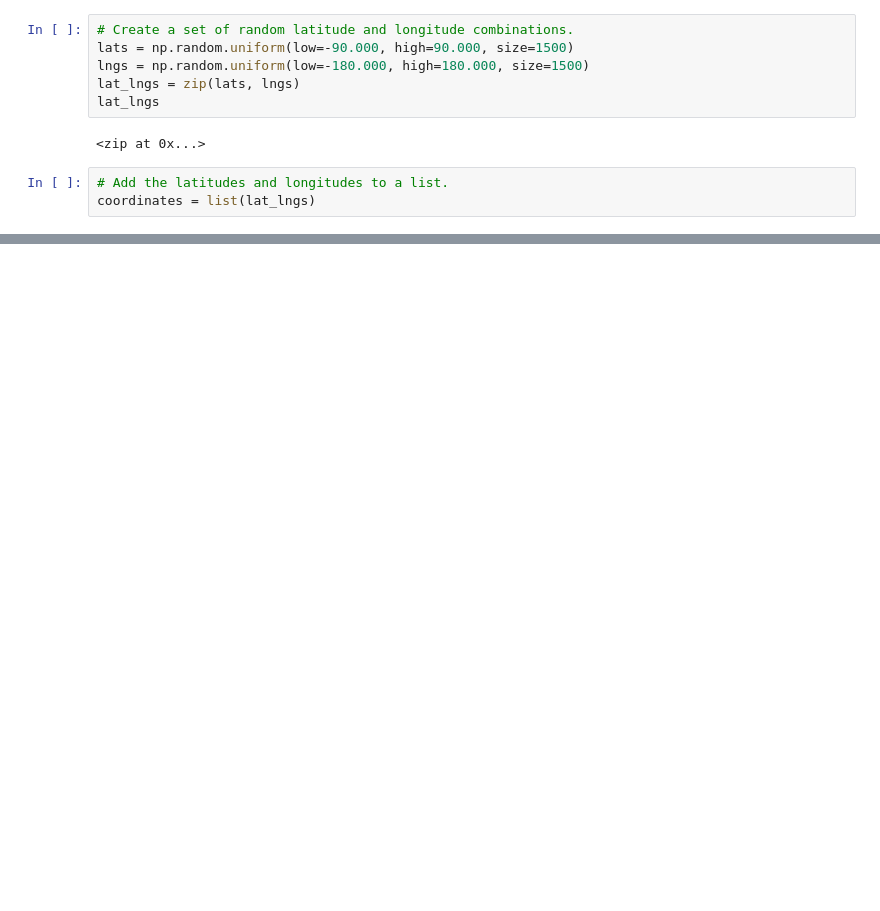
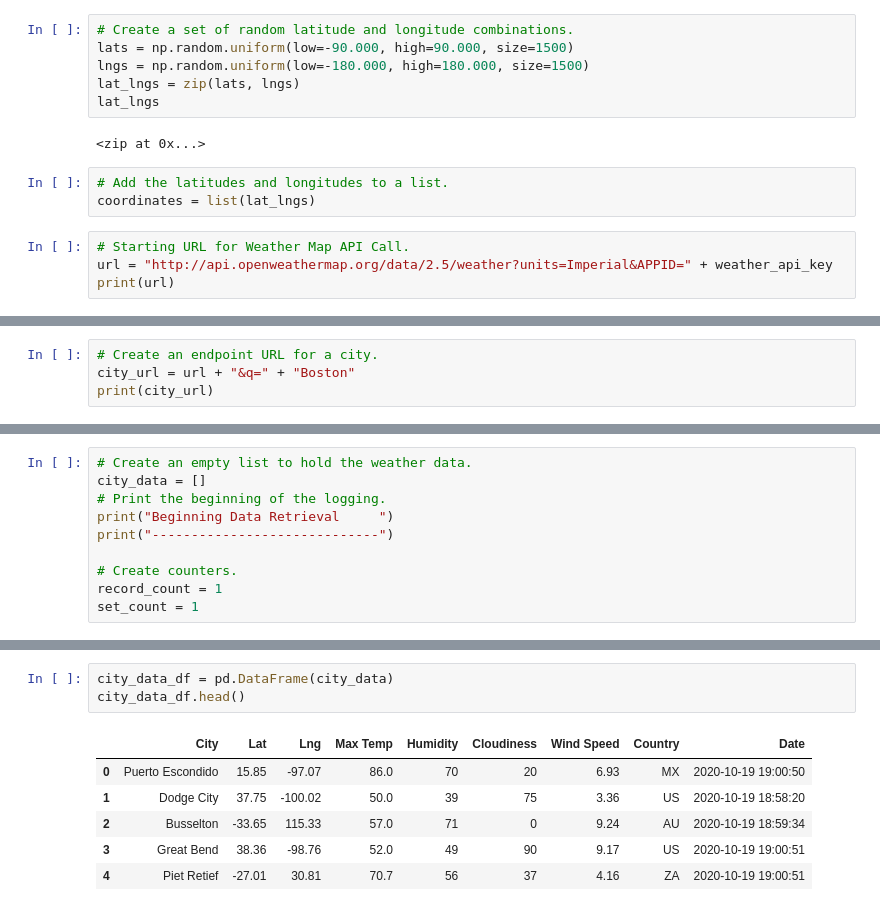
Before and after one commit to Greg-Finin/World_Weather_Analysis, a Jupyter notebook: WeatherPy2.ipynb, the cells around one changed output, grey strips where cells are left out. Drawn from its saved outputs; the diff is of its cells as text; blank space fills up the shorter version.

```diff
--- a/WeatherPy2.ipynb
+++ b/WeatherPy2.ipynb
@@ -16,3 +20,7 @@ lat_lngs
 # %%
 # Add the latitudes and longitudes to a list.
 coordinates = list(lat_lngs)
+# %%
+# Starting URL for Weather Map API Call.
+url = "http://api.openweathermap.org/data/2.5/weather?units=Imperial&APPID=" + weather_api_key
+print(url)
@@ -18,0 +29,4 @@ coordinates = list(lat_lngs)
+# %%
+# Create an endpoint URL for a city.
+city_url = url + "&q=" + "Boston"
+print(city_url)
@@ -32,0 +49,10 @@ len(cities)
+# %%
+# Create an empty list to hold the weather data.
+city_data = []
+# Print the beginning of the logging.
+print("Beginning Data Retrieval     ")
+print("-----------------------------")
+
+# Create counters.
+record_count = 1
+set_count = 1
@@ -32,0 +130,10 @@ len(cities)
+# %%
+city_data_df = pd.DataFrame(city_data)
+city_data_df.head()
+# %% [output]
+|  | City | Lat | Lng | Max Temp | Humidity | Cloudiness | Wind Speed | Country | Date |
+| 0 | Puerto Escondido | 15.85 | -97.07 | 86.0 | 70 | 20 | 6.93 | MX | 2020-10-19 19:00:50 |
+| 1 | Dodge City | 37.75 | -100.02 | 50.0 | 39 | 75 | 3.36 | US | 2020-10-19 18:58:20 |
+| 2 | Busselton | -33.65 | 115.33 | 57.0 | 71 | 0 | 9.24 | AU | 2020-10-19 18:59:34 |
+| 3 | Great Bend | 38.36 | -98.76 | 52.0 | 49 | 90 | 9.17 | US | 2020-10-19 19:00:51 |
+| 4 | Piet Retief | -27.01 | 30.81 | 70.7 | 56 | 37 | 4.16 | ZA | 2020-10-19 19:00:51 |
```
Also changed, not shown: parts of 9 cells of this notebook.
